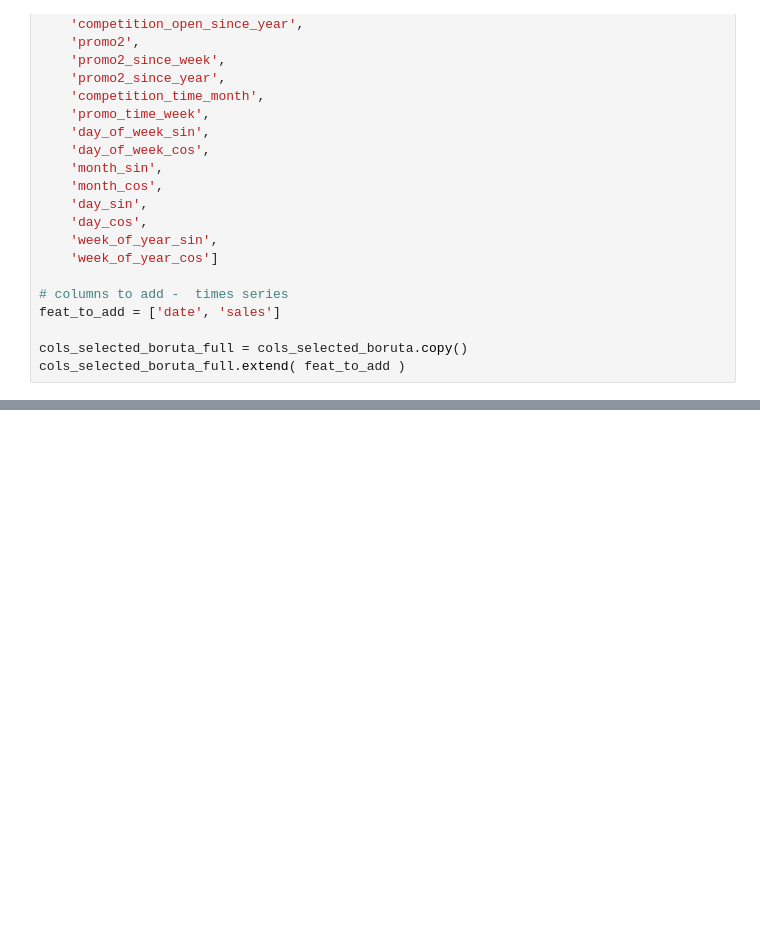
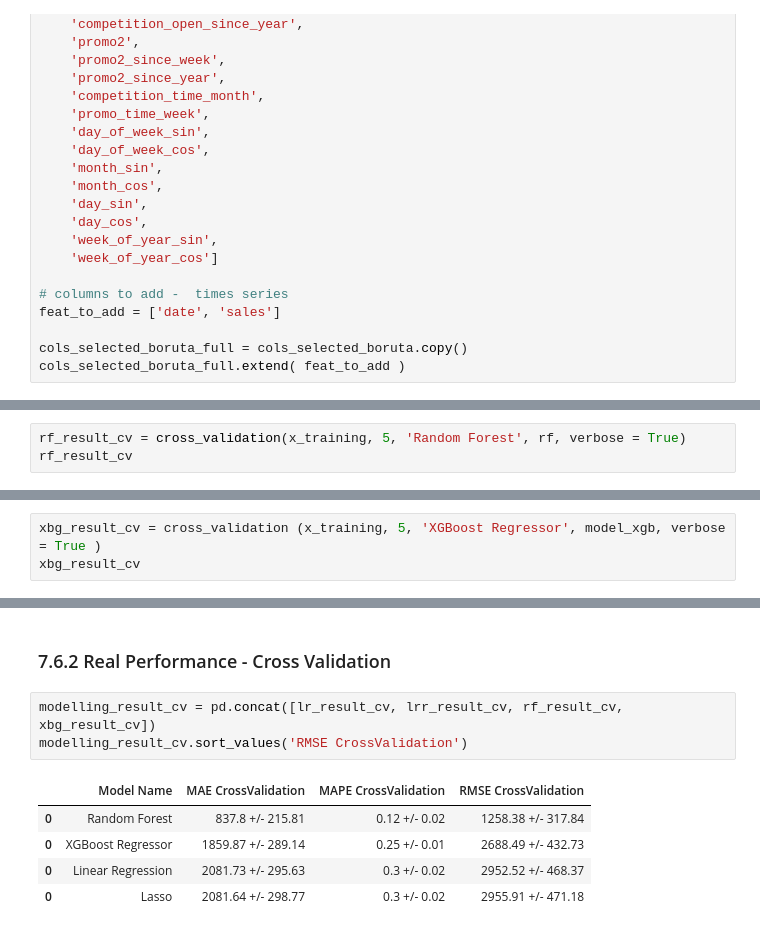
Before and after one commit to rafaelporfiriobarros/ds-em-producao, a Jupyter notebook: notebook/ds-em-producao.ipynb, the cells around one changed output, grey strips where cells are left out. Cells and saved outputs as stored; diff of their text form; blank space fills up the shorter version.

```diff
--- a/notebook/ds-em-producao.ipynb
+++ b/notebook/ds-em-producao.ipynb
@@ -1030,0 +1207,3 @@ cols_selected_boruta_full.extend( feat_to_add )
+# %%
+rf_result_cv = cross_validation(x_training, 5, 'Random Forest', rf, verbose = True)
+rf_result_cv
@@ -1030,0 +1246,3 @@ cols_selected_boruta_full.extend( feat_to_add )
+# %%
+xbg_result_cv = cross_validation (x_training, 5, 'XGBoost Regressor', model_xgb, verbose = True )
+xbg_result_cv
@@ -1030,0 +1278,11 @@ cols_selected_boruta_full.extend( feat_to_add )
+# %% [markdown]
+### 7.6.2 Real Performance - Cross Validation
+# %%
+modelling_result_cv = pd.concat([lr_result_cv, lrr_result_cv, rf_result_cv, xbg_result_cv])
+modelling_result_cv.sort_values('RMSE CrossValidation')
+# %% [output]
+|  | Model Name | MAE CrossValidation | MAPE CrossValidation | RMSE CrossValidation |
+| 0 | Random Forest | 837.8 +/- 215.81 | 0.12 +/- 0.02 | 1258.38 +/- 317.84 |
+| 0 | XGBoost Regressor | 1859.87 +/- 289.14 | 0.25 +/- 0.01 | 2688.49 +/- 432.73 |
+| 0 | Linear Regression | 2081.73 +/- 295.63 | 0.3 +/- 0.02 | 2952.52 +/- 468.37 |
+| 0 | Lasso | 2081.64 +/- 298.77 | 0.3 +/- 0.02 | 2955.91 +/- 471.18 |
```
Also changed, not shown: parts of 32 cells of this notebook.
